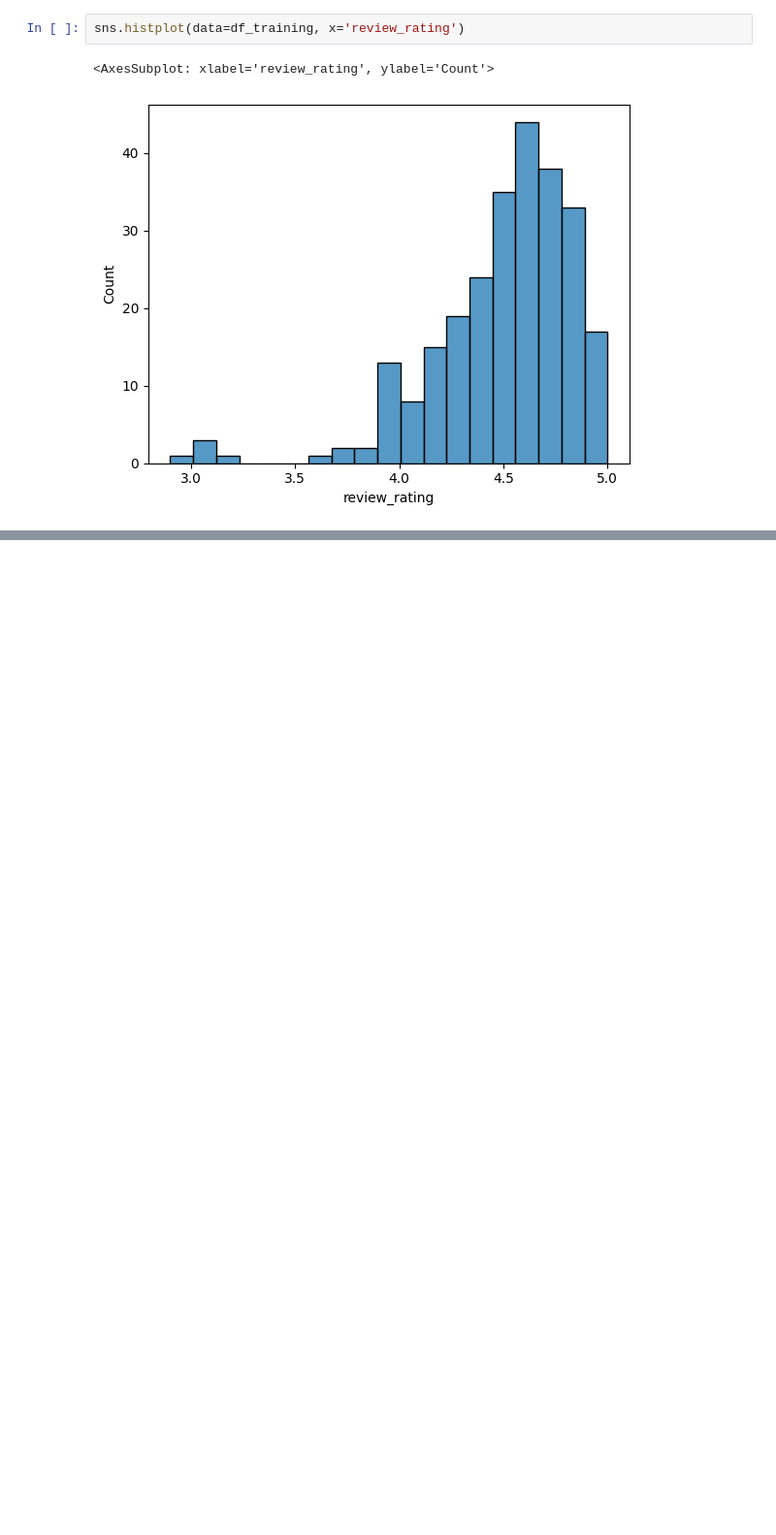
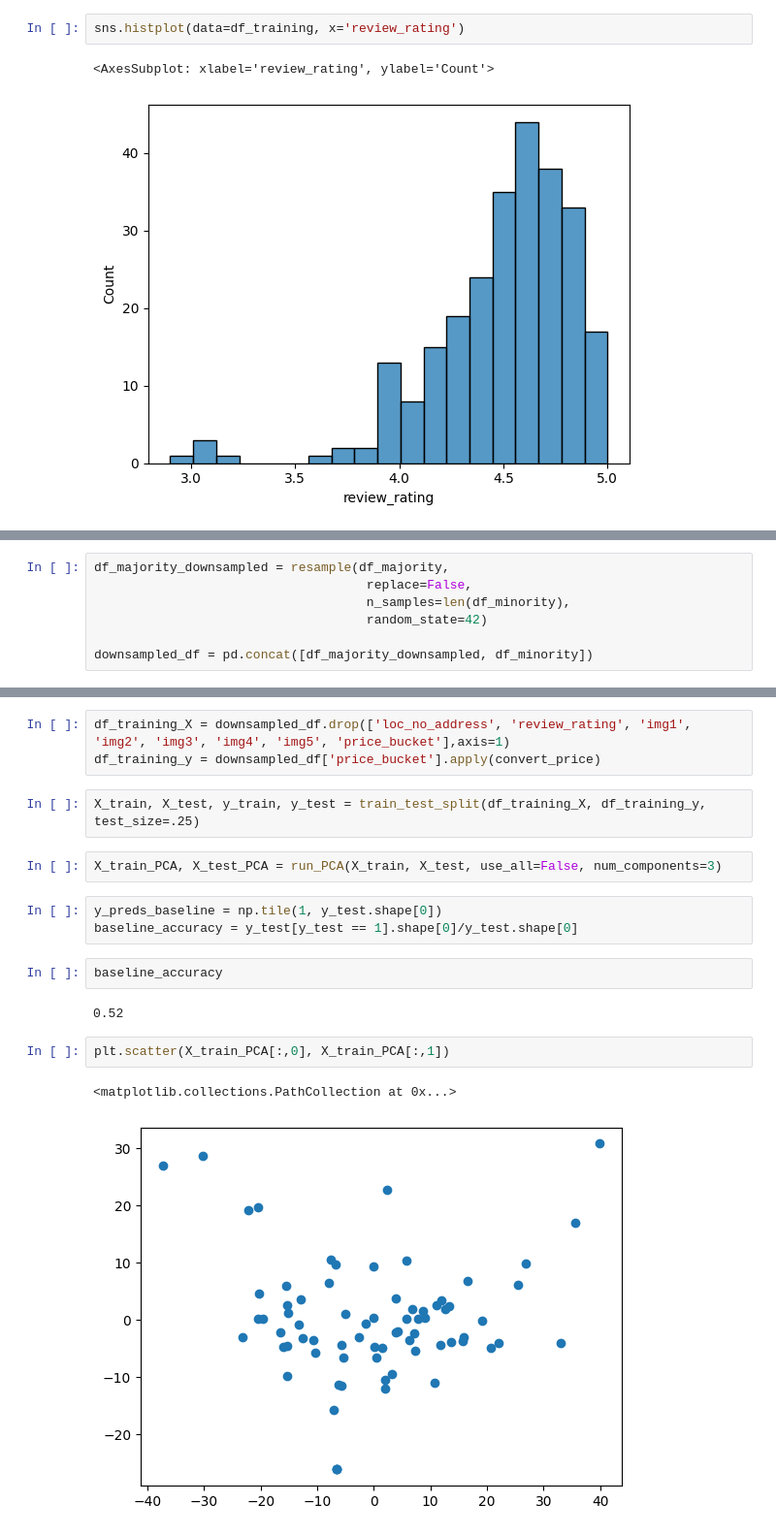
Before and after one commit to benstager/uber-eats-image-classifier, a Jupyter notebook: marketing_model.ipynb, the cells around one changed output, grey strips where cells are left out. Shown at 97% size. Cells and saved outputs as stored; diff of their text form; blank space fills up the shorter version.

```diff
--- a/marketing_model.ipynb
+++ b/marketing_model.ipynb
@@ -432,0 +600,7 @@ sns.histplot(data=df_training, x='review_rating')
+# %%
+df_majority_downsampled = resample(df_majority,
+                                    replace=False,
+                                    n_samples=len(df_minority),
+                                    random_state=42)
+
+downsampled_df = pd.concat([df_majority_downsampled, df_minority])
@@ -432,0 +623,19 @@ sns.histplot(data=df_training, x='review_rating')
+# %%
+df_training_X = downsampled_df.drop(['loc_no_address', 'review_rating', 'img1', 'img2', 'img3', 'img4', 'img5', 'price_bucket'],axis=1)
+df_training_y = downsampled_df['price_bucket'].apply(convert_price)
+# %%
+X_train, X_test, y_train, y_test = train_test_split(df_training_X, df_training_y, test_size=.25)
+# %%
+X_train_PCA, X_test_PCA = run_PCA(X_train, X_test, use_all=False, num_components=3)
+# %%
+y_preds_baseline = np.tile(1, y_test.shape[0])
+baseline_accuracy = y_test[y_test == 1].shape[0]/y_test.shape[0]
+# %%
+baseline_accuracy
+# %% [output]
+0.52
+# %%
+plt.scatter(X_train_PCA[:,0], X_train_PCA[:,1])
+# %% [output]
+<matplotlib.collections.PathCollection at 0x...>
+[figure, added]
```
Also changed, not shown: parts of 66 cells of this notebook.
